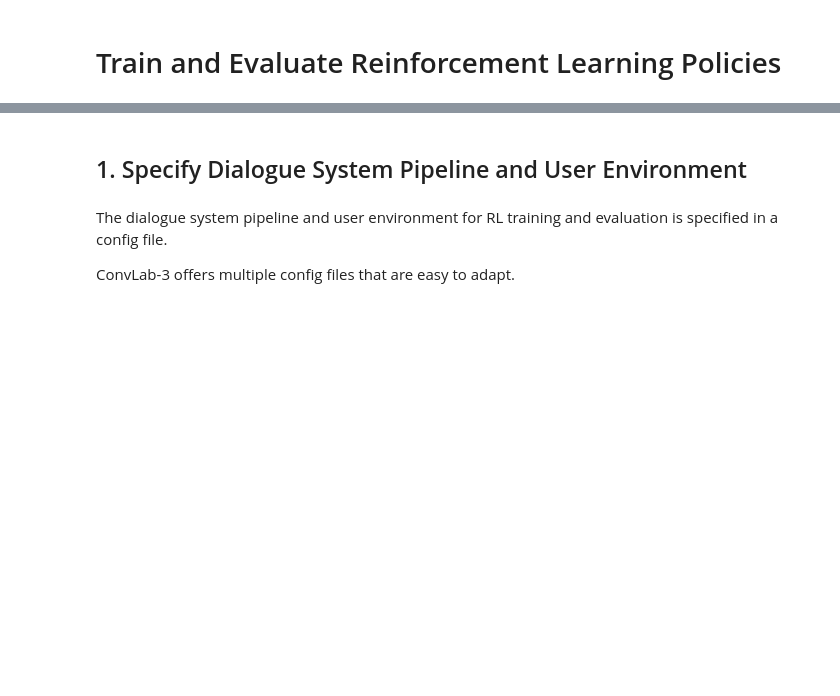
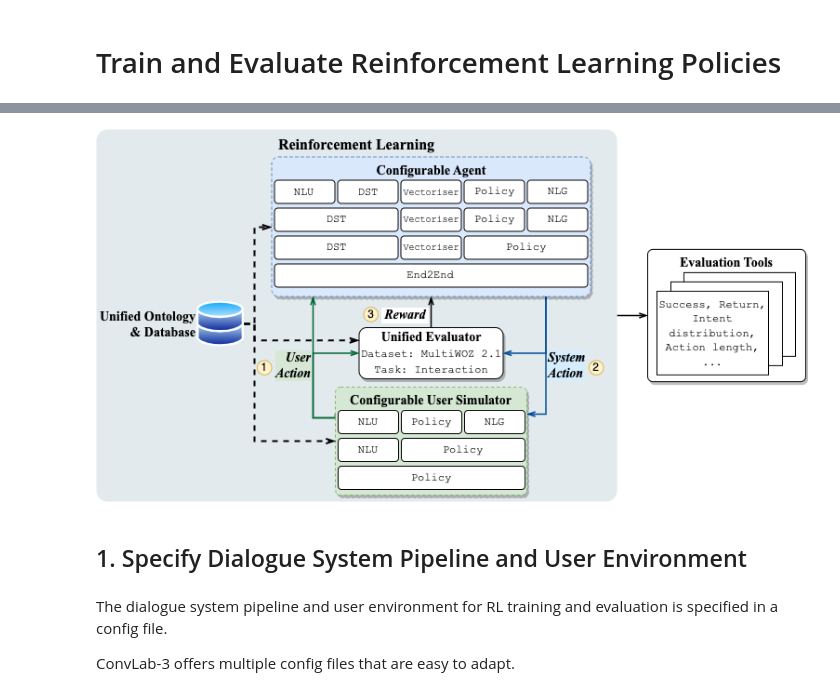
Before and after one commit to ConvLab/ConvLab-3, a Jupyter notebook: tutorials/RL_train+evaluate.ipynb, the cells around one changed output, grey strips where cells are left out. Drawn from its saved outputs; the diff is of its cells as text; code cells hidden in the pictures; blank space fills up the shorter version.

Commit message:
updated rl tutorial

```diff
--- a/tutorials/RL_train+evaluate.ipynb
+++ b/tutorials/RL_train+evaluate.ipynb
@@ -4,5 +22,6 @@ from IPython.display import IFrame
 # %% [markdown]
 # Train and Evaluate Reinforcement Learning Policies
 # %%
-IFrame("figures/rl_figures/rl_overview.pdf", width=750, height=450)
+#IFrame("figures/rl_figures/rl_overview.pdf", width=750, height=450)
+display(Image(filename='convlab_rl_tutorial/rl_figures/rl_overview.png'))
 # %% [output]
@@ -10,3 +28,4 @@ IFrame("figures/rl_figures/rl_overview.pdf", width=750, height=450)
+[figure, added]
 # %% [markdown]
 ## 1. Specify Dialogue System Pipeline and User Environment
 # %% [markdown]
```
Also changed, not shown: parts of 5 cells of this notebook.
